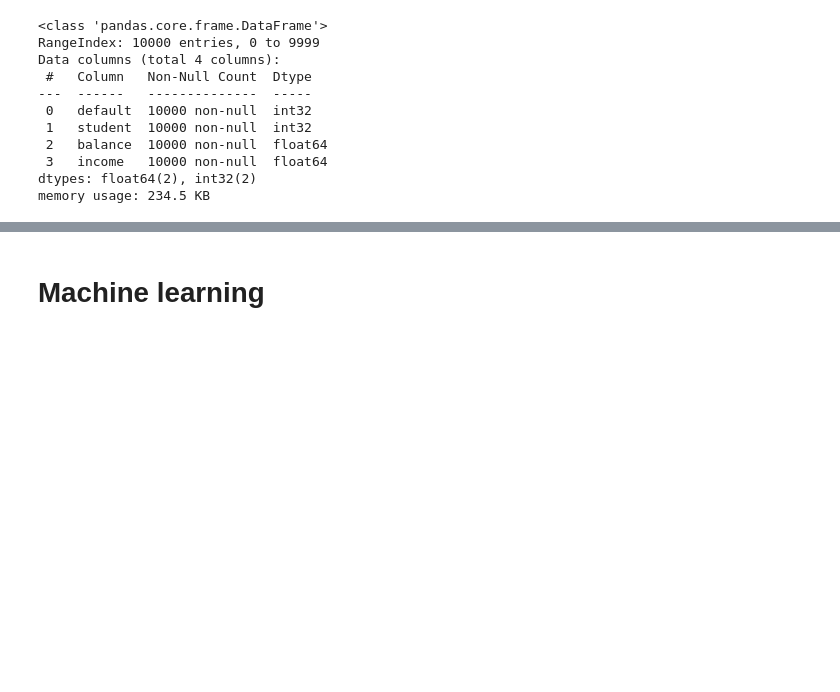
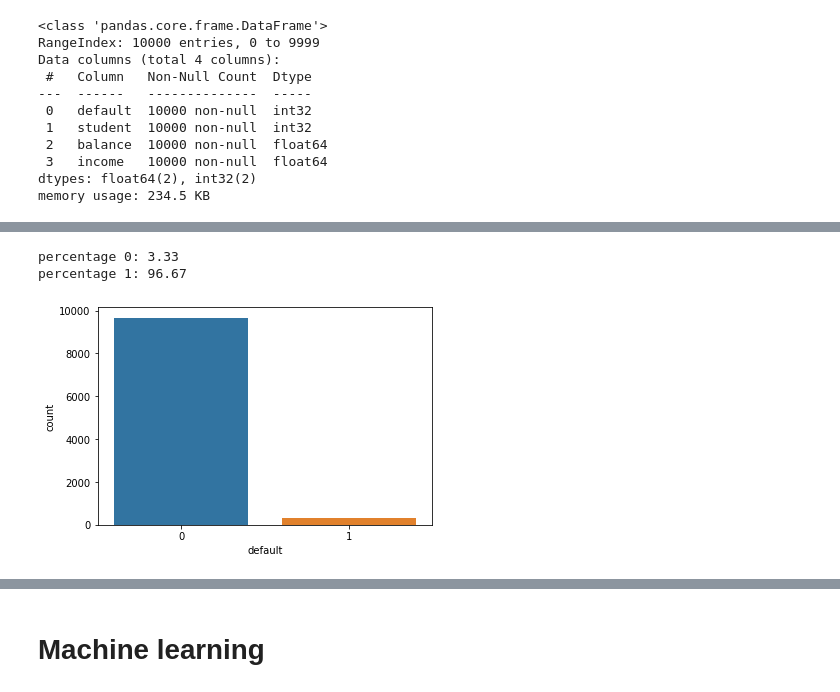
Before and after one commit to adunoluwa1/Data-Science, a Jupyter notebook: Default.ipynb, the cells around one changed output, grey strips where cells are left out. Cells and saved outputs as stored; diff of their text form; code cells hidden in the pictures; blank space fills up the shorter version.

```diff
--- a/Default.ipynb
+++ b/Default.ipynb
@@ -133,0 +149,14 @@ memory usage: 234.5 KB
+# %%
+sns.countplot(data = df, x='default')
+
+y0 = len(df[df['default']==1])
+y1 = len(df[df['default']==0])
+
+pery0 = (y0*100)/len(df)
+pery1 = (y1*100)/len(df)
+print(f"percentage 0: {pery0}")
+print(f"percentage 1: {pery1}")
+# %% [output]
+percentage 0: 3.33
+percentage 1: 96.67
+[figure, added]
```
Also changed, not shown: parts of 11 cells of this notebook, 2 other files.
